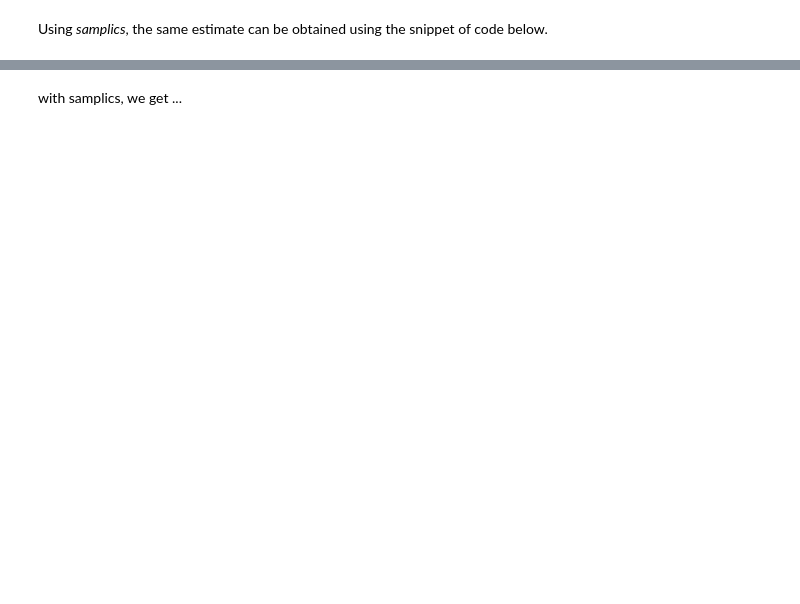
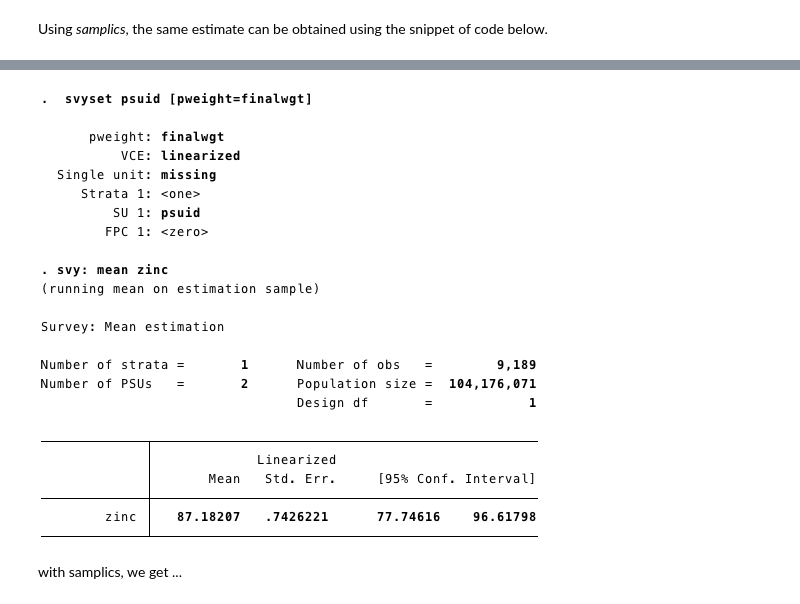
Before and after one commit to samplics-org/samplics, a Jupyter notebook: notebooks/tutorials/04_estimation.ipynb, the cells around one changed output, grey strips where cells are left out. Drawn from its saved outputs; the diff is of its cells as text; code cells hidden in the pictures; blank space fills up the shorter version.

```diff
--- a/notebooks/tutorials/04_estimation.ipynb
+++ b/notebooks/tutorials/04_estimation.ipynb
@@ -62,3 +68,7 @@ Degree of freedom: 31
+# %%
+Image(filename="zinc_mean_stata_nostr.png")
+# %% [output]
+[figure, added]
 # %% [markdown]
 with samplics, we get ...
 # %%
```
Also changed, not shown: parts of 18 cells of this notebook, 17 other files.
